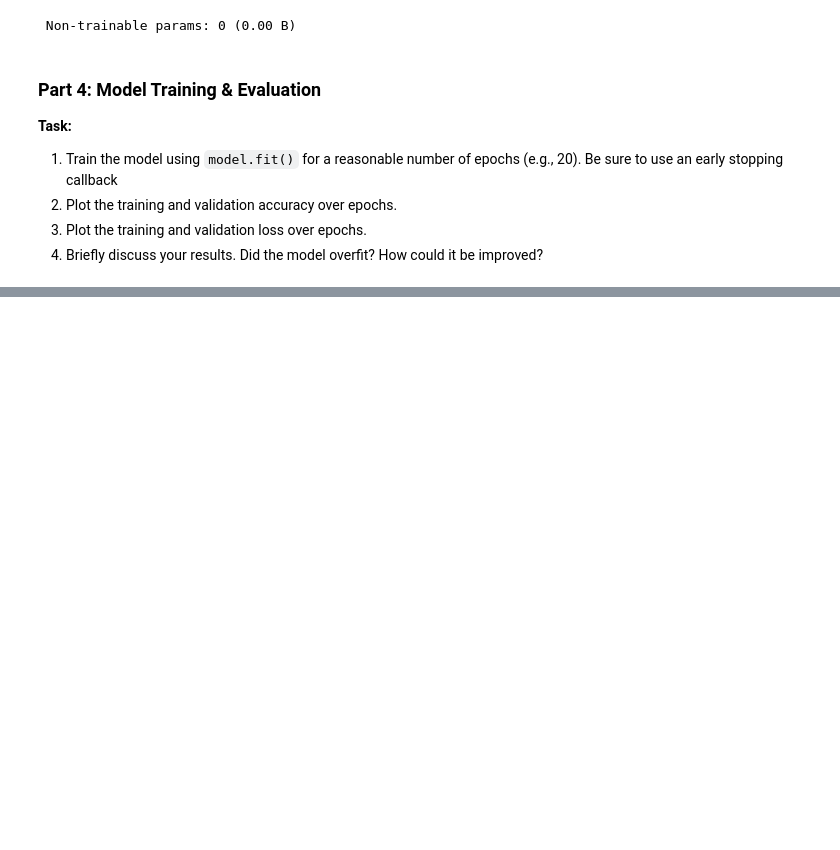
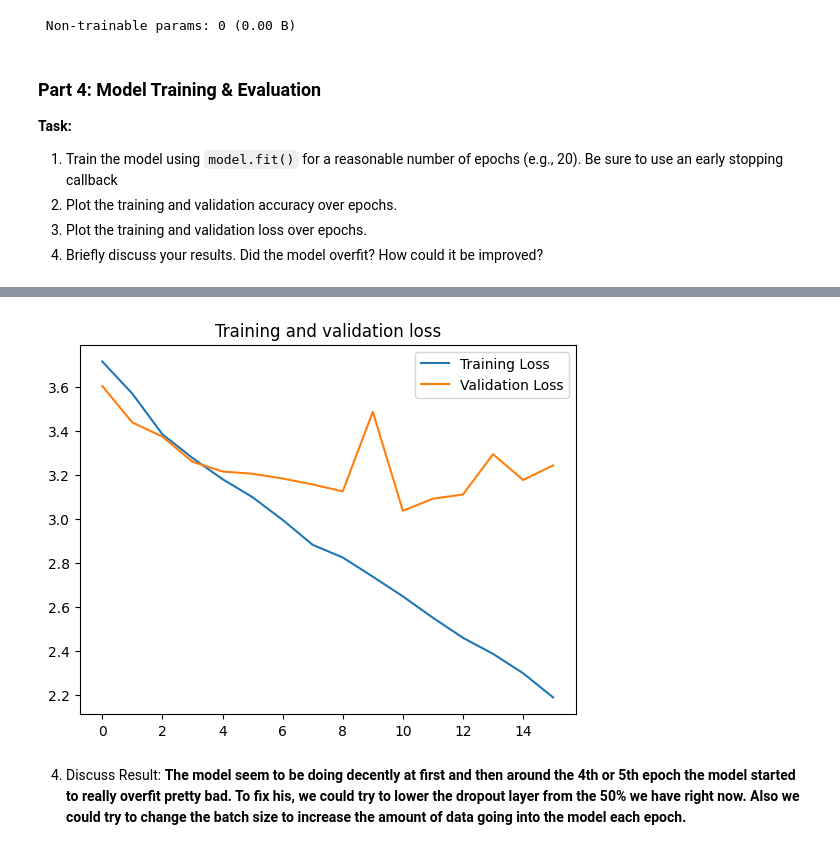
Before and after one commit to tsal4/data2000_labs, a Jupyter notebook: labs/071_convolutional-networks.ipynb, the cells around one changed output, grey strips where cells are left out. Drawn from its saved outputs; the diff is of its cells as text; code cells hidden in the pictures; blank space fills up the shorter version.

```diff
--- a/labs/071_convolutional-networks.ipynb
+++ b/labs/071_convolutional-networks.ipynb
@@ -189,0 +244,12 @@ Model: "functional"
+# %%
+# 3. Plot the training and validation loss
+plt.plot(epochs, loss, label='Training Loss')
+plt.plot(epochs, val_loss, label='Validation Loss')
+plt.legend()
+plt.title('Training and validation loss')
+plt.show()
+# %% [output]
+[figure, added]
+# %% [markdown]
+4. Discuss Result:
+**The model seem to be doing decently at first and then around the 4th or 5th epoch the model started to really overfit pretty bad. To fix his, we could try to lower the dropout layer from the 50% we have right now. Also we could try to change the batch size to increase the amount of data going into the model each epoch.**
```
Also changed, not shown: parts of 4 cells of this notebook.
